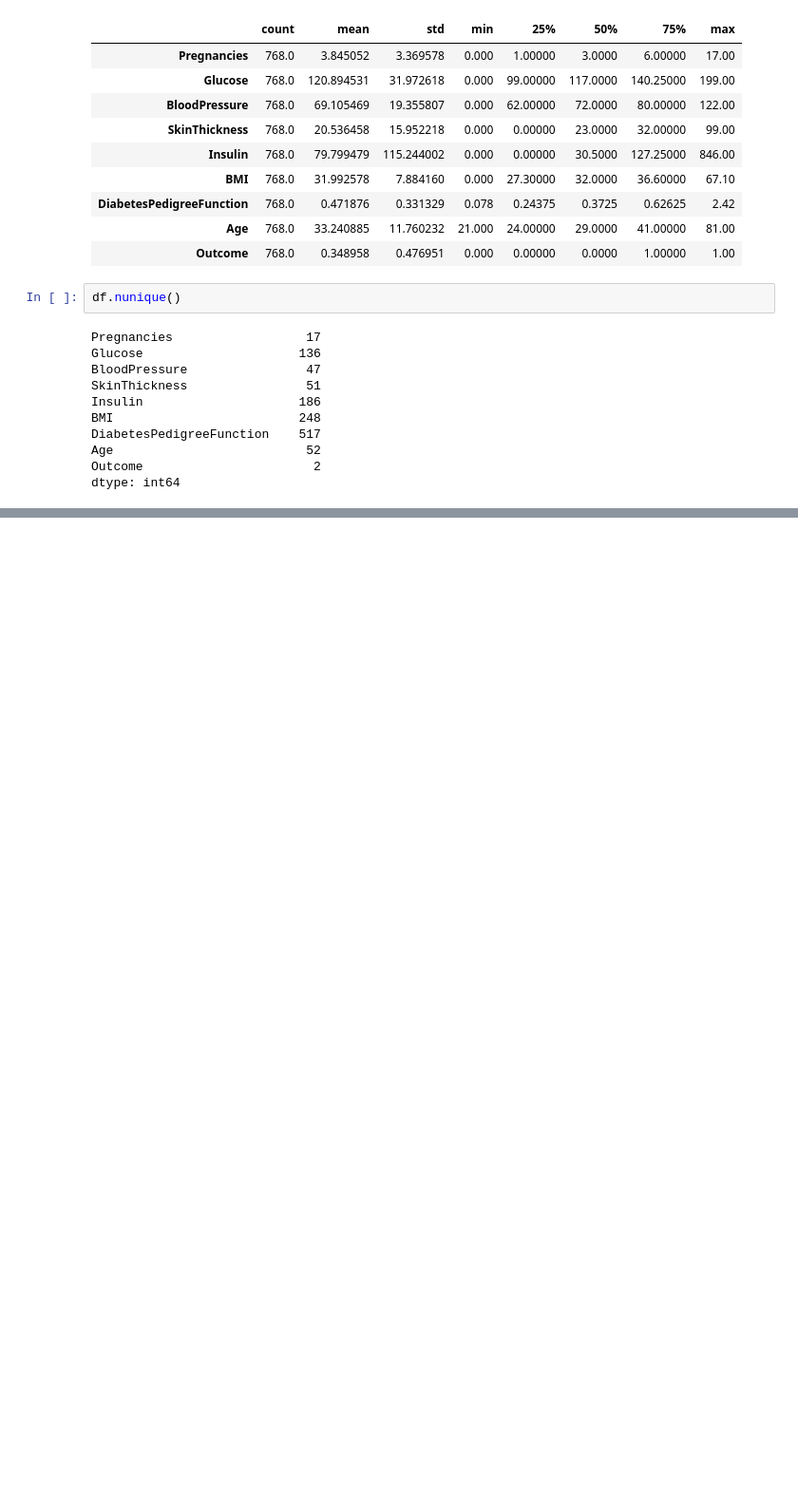
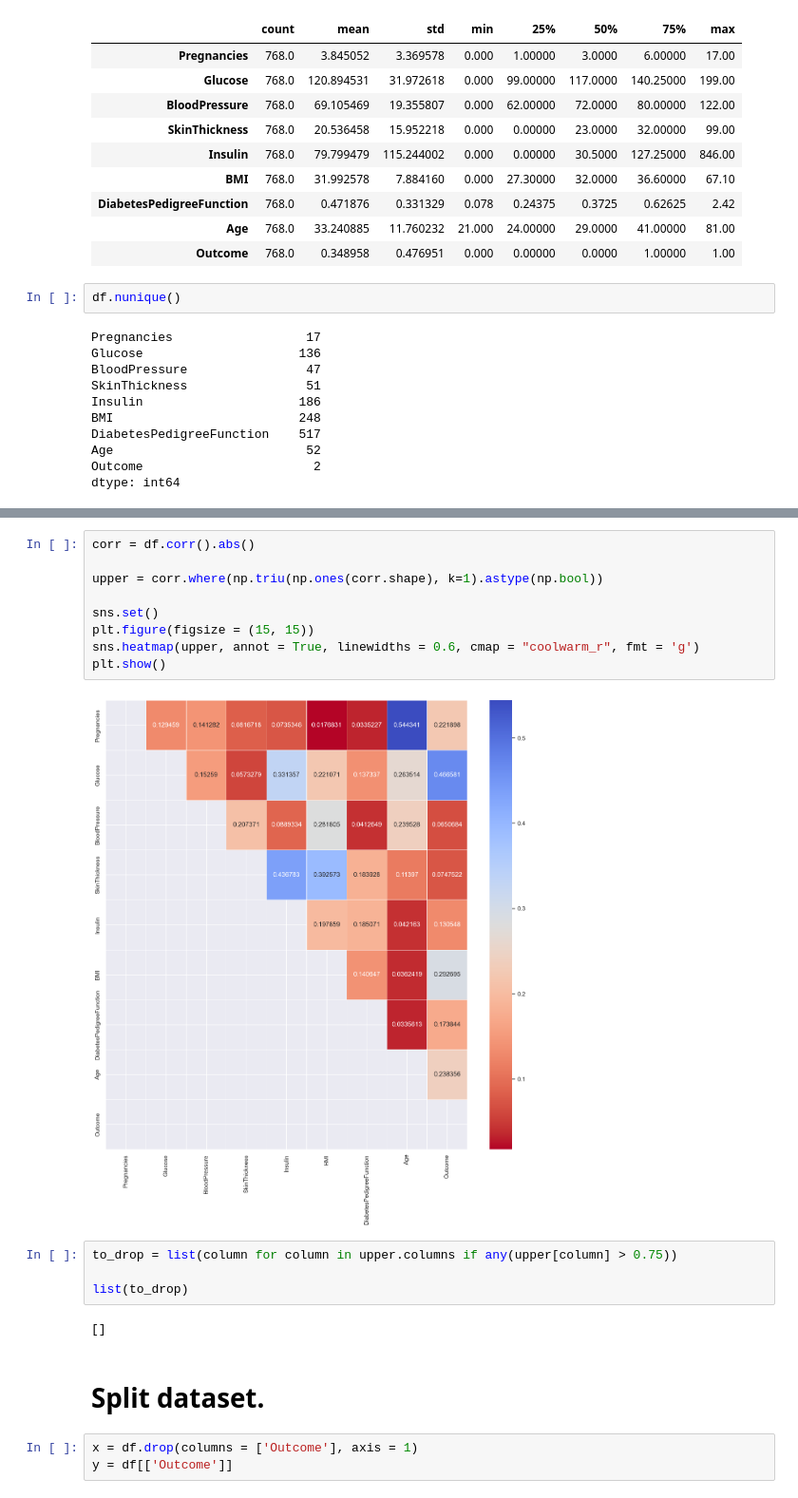
Before and after one commit to pinilDissanayaka/Pima-Indians-Diabetes-Prediction, a Jupyter notebook: Notebook/Prediction.ipynb, the cells around one changed output, grey strips where cells are left out. Shown at 95% size. Drawn from its saved outputs; the diff is of its cells as text; blank space fills up the shorter version.

```diff
--- a/Notebook/Prediction.ipynb
+++ b/Notebook/Prediction.ipynb
@@ -125,0 +154,22 @@ plt.show()
+# %%
+corr = df.corr().abs()
+
+upper = corr.where(np.triu(np.ones(corr.shape), k=1).astype(np.bool))
+
+sns.set()
+plt.figure(figsize = (15, 15))
+sns.heatmap(upper, annot = True, linewidths = 0.6, cmap = "coolwarm_r", fmt = 'g')
+plt.show()
+# %% [output]
+[figure, added]
+# %%
+to_drop = list(column for column in upper.columns if any(upper[column] > 0.75))
+
+list(to_drop)
+# %% [output]
+[]
+# %% [markdown]
+# Split dataset.
+# %%
+x = df.drop(columns = ['Outcome'], axis = 1)
+y = df[['Outcome']]
```
Also changed, not shown: parts of 9 cells of this notebook.
